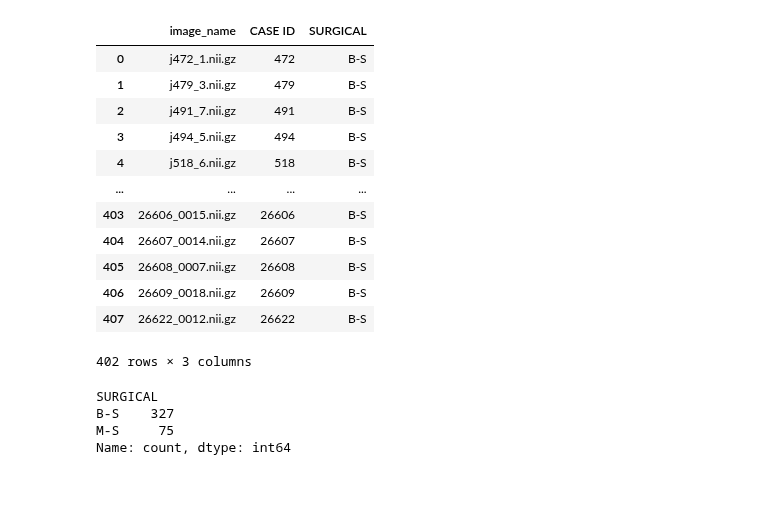
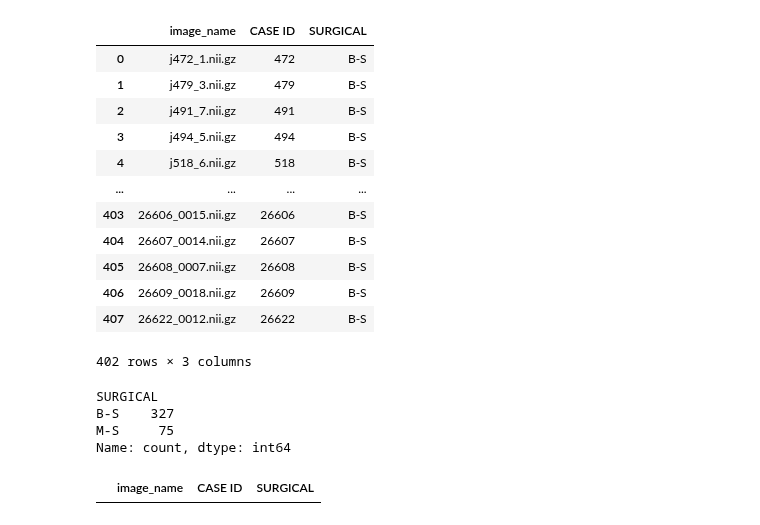
Before and after one commit to KristoferLintonReid/ultrasound-contrastivemodels, a Jupyter notebook: notebooks/data_preprocesing.ipynb, the cells around one changed output. Cells and saved outputs as stored; diff of their text form; code cells hidden in the pictures; blank space fills up the shorter version.

```diff
--- a/notebooks/data_preprocesing.ipynb
+++ b/notebooks/data_preprocesing.ipynb
@@ -416,3 +426,8 @@ SURGICAL
 B-S    327
 M-S     75
 Name: count, dtype: int64
+# %%
+dup_cases = match_img_df["CASE ID"]
+match_img_df[dup_cases.isin(dup_cases[dup_cases.duplicated()])].sort_values("CASE ID")
+# %% [output]
+|  | image_name | CASE ID | SURGICAL |
```
Also changed, not shown: parts of 3 cells of this notebook, 1 other file.
